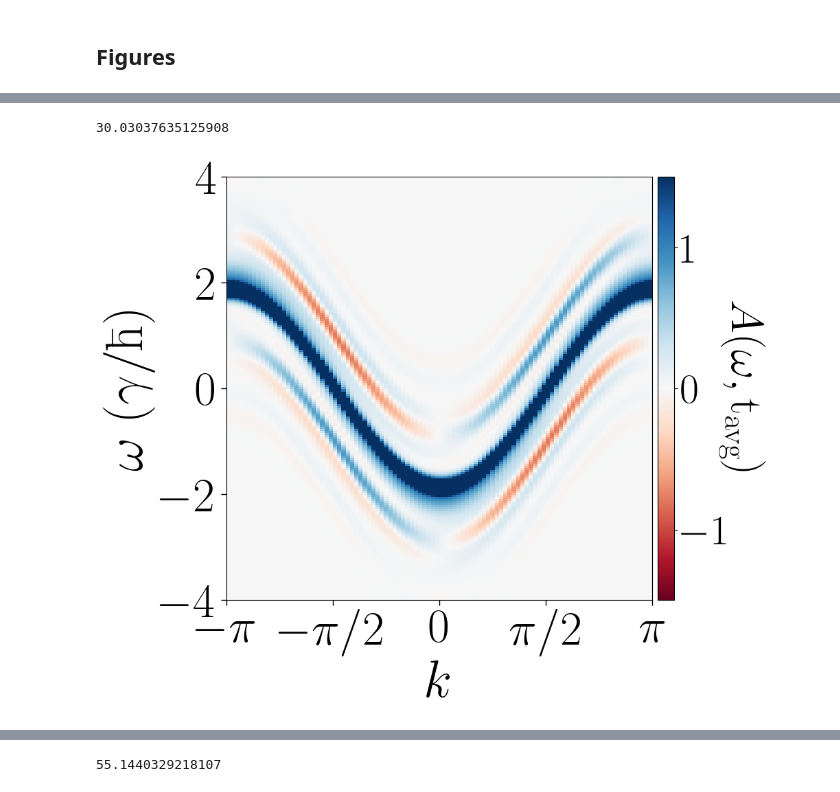
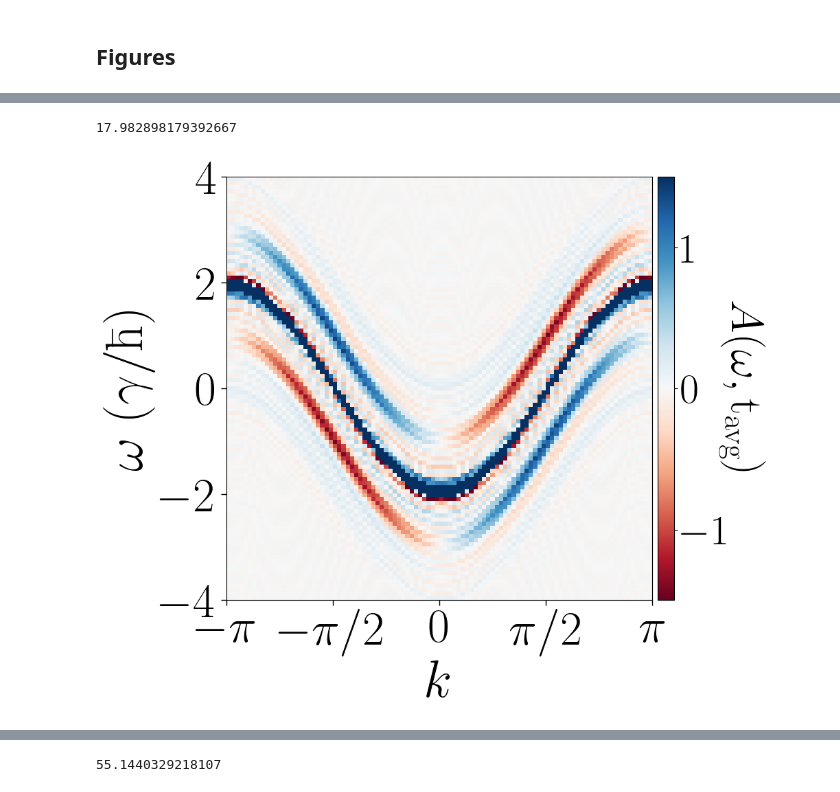
Before and after one commit to Jalil199/KBE-DrivenElectrons, a Jupyter notebook: main.ipynb, the cells around one changed output, grey strips where cells are left out. Cells and saved outputs as stored; diff of their text form; code cells hidden in the pictures.

```diff
--- a/main.ipynb
+++ b/main.ipynb
@@ -616,6 +628,6 @@ which should remain approximately conserved for number-conserving approximations
 # %%
 t1 = 1
-t2 = length(ts)
+t2 = 100#length(ts)
 sol_t1 = ts[t1]
 sol_t2 = ts[t2]
 nf_t1  = imag.(GL_data[t1,t1])
@@ -778,37 +790,37 @@ fig,axs=plt.subplots(1,1,figsize=(8,8))
 # t_avg4 = 602
 
 fs = 50
-t_avg = 207
+t_avg = 80
 t_avg_sol = ts[t_avg]
 println(t_avg_sol)
 
 cmap = plt.get_cmap("RdBu", 3024)
 
 datt = real.(transpose(A_Wigner_tensor[:,end:-1:1,t_avg]))
 
 t1x = -pi
 t2x = pi
 t1y = ωs[1]
 t2y = ωs[end]
 
 img = axs.imshow(datt, aspect="auto", cmap=cmap, extent=[t1x,t2x,t1y,t2y], vmin=-1.5, vmax=1.5)
 
 axs.set_xlabel(raw"$k$", fontsize=fs+5)
 axs.set_ylabel(raw"$\mathrm{\omega \; (\gamma/\hbar) }$", fontsize=fs+5)
 axs.tick_params(axis="both", which="both", labelsize=fs, direction="out", length=6, width=1)
 axs.ticklabel_format(axis="y", style="sci", scilimits=(-1, 2), useMathText=true)
 axs.yaxis.offsetText.set_fontsize(fs)
 xticks([-π, -π/2, 0, π/2, π], [L"-\pi", L"-\pi/2", L"0", L"\pi/2", L"\pi"])
 #plt.plot(ks, ϵ_k.(ks), color="yellow", ls="--", linewidth=2)
 plt.ylim(-4,4)
 box = axs.get_position()
 cbar_ax = fig.add_axes([box.x1 + 0.01, box.y0, 0.03, box.height])
 cbar = fig.colorbar(img, cax=cbar_ax)
 cbar.ax.tick_params(labelsize=fs-6)
 cbar.set_label(raw"$A\mathrm{(\omega,t_{\text{avg}})}$", fontsize=fs-2,rotation=270,labelpad=35)
 # %% [output]
-30.03037635125908
+17.982898179392667
-[figure, old version]
+[figure, new version]
 # %%
 fig,axs=plt.subplots(1,1,figsize=(8,8))
 
```
Also changed, not shown: parts of 57 cells of this notebook, 3 other files.
